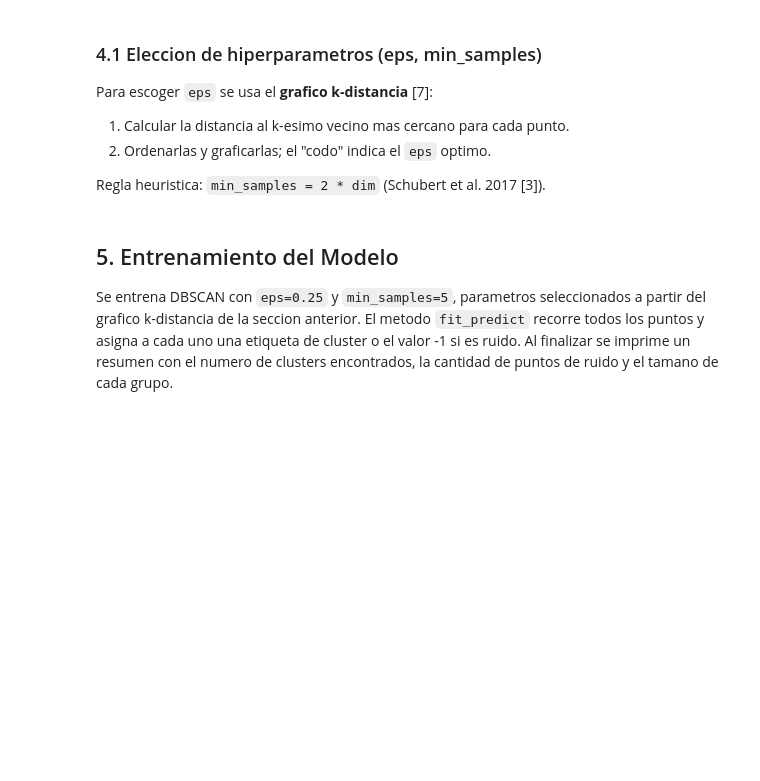
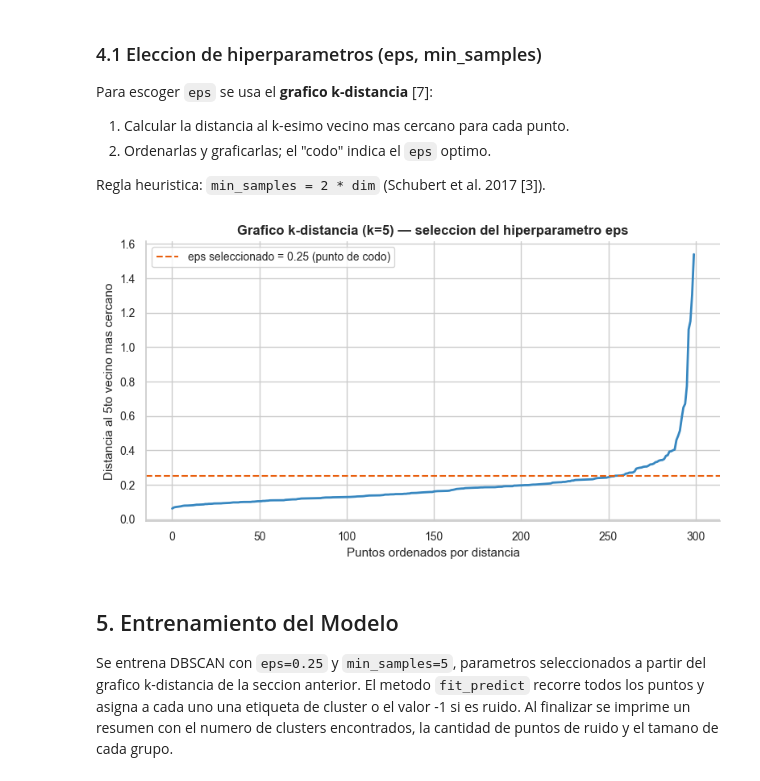
Before and after one commit to blinaresv/Grupo1_Actividad2_DBSCAN, a Jupyter notebook: Grupo1_Notebook2_Librerias_FINAL.ipynb, the cells around one changed output. Drawn from its saved outputs; the diff is of its cells as text; code cells hidden in the pictures; blank space fills up the shorter version.

```diff
--- a/Grupo1_Notebook2_Librerias_FINAL.ipynb
+++ b/Grupo1_Notebook2_Librerias_FINAL.ipynb
@@ -195,30 +205,31 @@ Regla heuristica: `min_samples = 2 * dim` (Schubert et al. 2017 [3]).
 # %%
 from sklearn.neighbors import NearestNeighbors
 
 k = 5
 nn = NearestNeighbors(n_neighbors=k).fit(X_std)
 distances, _ = nn.kneighbors(X_std)
 kdist = np.sort(distances[:, -1])
 
 # U2: paleta secuencial para la curva principal; acento neutro (naranja) para el codo
 # Se evita el rojo porque evoca 'peligro/error' (U2: color con significado)
 line_color = sns.color_palette("Blues_d", 3)[1]
 codo_color = sns.color_palette("Oranges_d", 3)[1]
 
 fig, ax = plt.subplots(figsize=(8, 4.5))
 ax.plot(np.arange(len(kdist)), kdist, color=line_color, lw=2)
 ax.axhline(0.25, color=codo_color, ls="--", lw=1.5,
            label="eps seleccionado = 0.25 (punto de codo)")
 ax.set_title("Grafico k-distancia (k=5) — seleccion del hiperparametro eps",
              fontsize=12, fontweight="bold")
 ax.set_xlabel("Puntos ordenados por distancia", fontsize=11)
 ax.set_ylabel("Distancia al 5to vecino mas cercano", fontsize=11)
 ax.tick_params(labelsize=10)
 ax.legend(fontsize=10)
 ax.spines[["top", "right"]].set_visible(False)
-ax.grid(False)
 plt.tight_layout()
 plt.show()
+# %% [output]
+[figure, added]
 # %% [markdown]
 ## 5. Entrenamiento del Modelo
 
```
Also changed, not shown: parts of 2 cells of this notebook.
